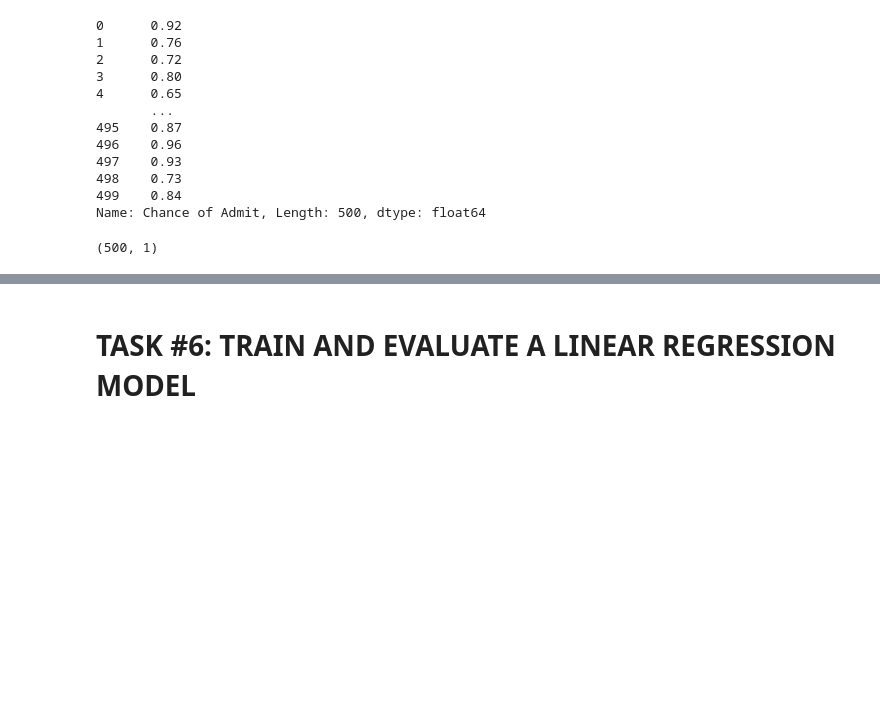
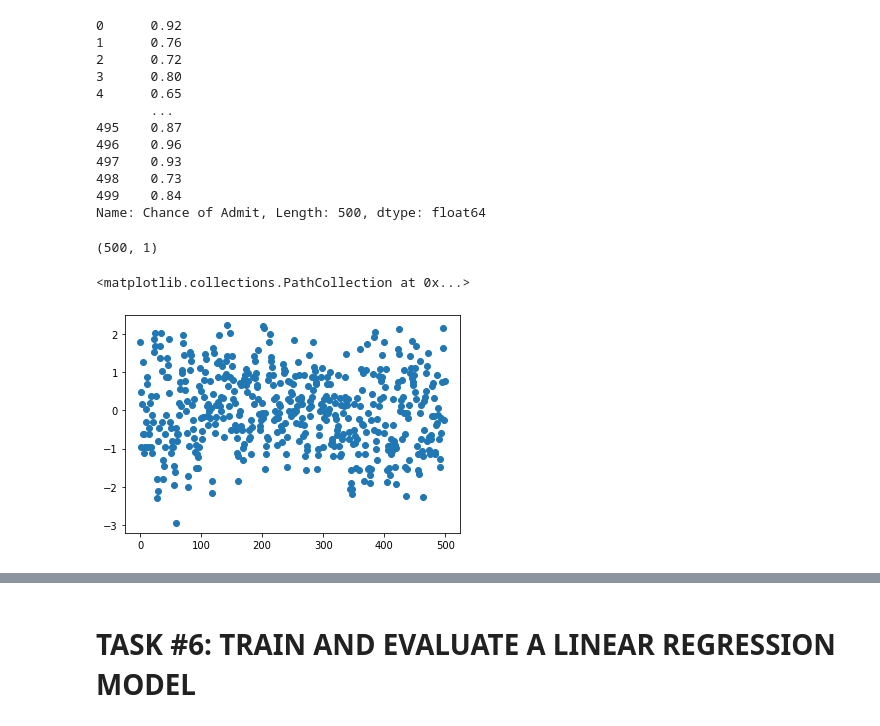
Before and after one commit to sarihuminer/mlcourse-Nov22, a Jupyter notebook: Multiple_regression2.ipynb, the cells around one changed output, grey strips where cells are left out. Drawn from its saved outputs; the diff is of its cells as text; code cells hidden in the pictures; blank space fills up the shorter version.

```diff
--- a/Multiple_regression2.ipynb
+++ b/Multiple_regression2.ipynb
@@ -184,3 +190,9 @@ y.shape
 # %% [output]
 (500, 1)
+# %%
+gpa=X[:,5]
+plt.scatter([np.arange(500)],gpa)
+# %% [output]
+<matplotlib.collections.PathCollection at 0x...>
+[figure, added]
 # %%
```
Also changed, not shown: parts of 11 cells of this notebook.
